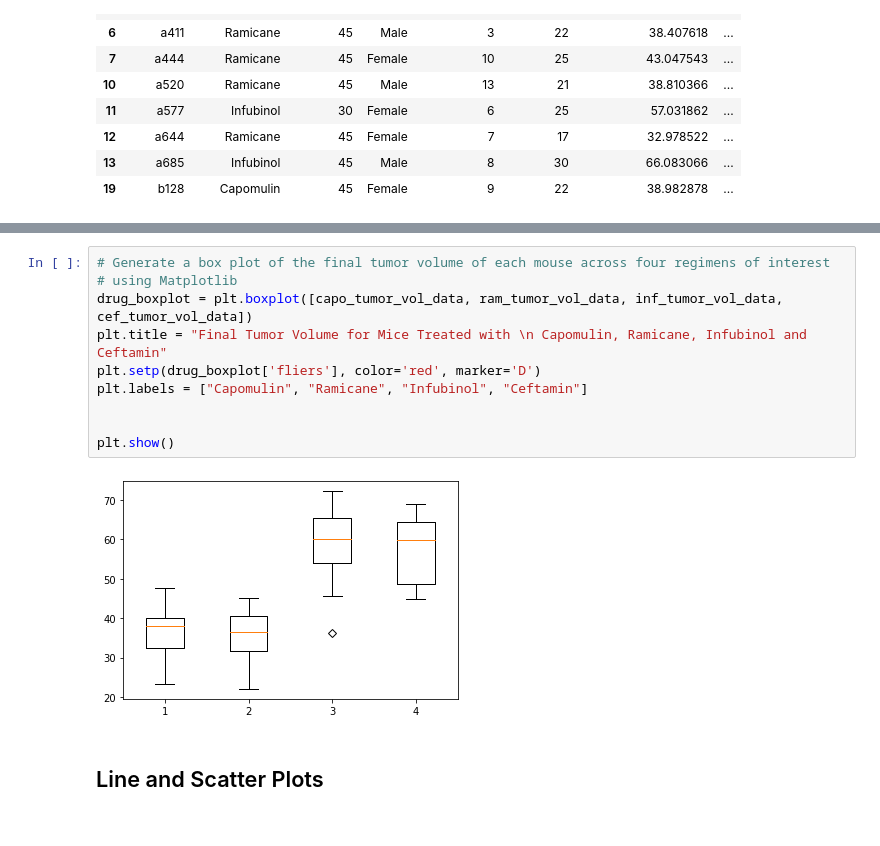
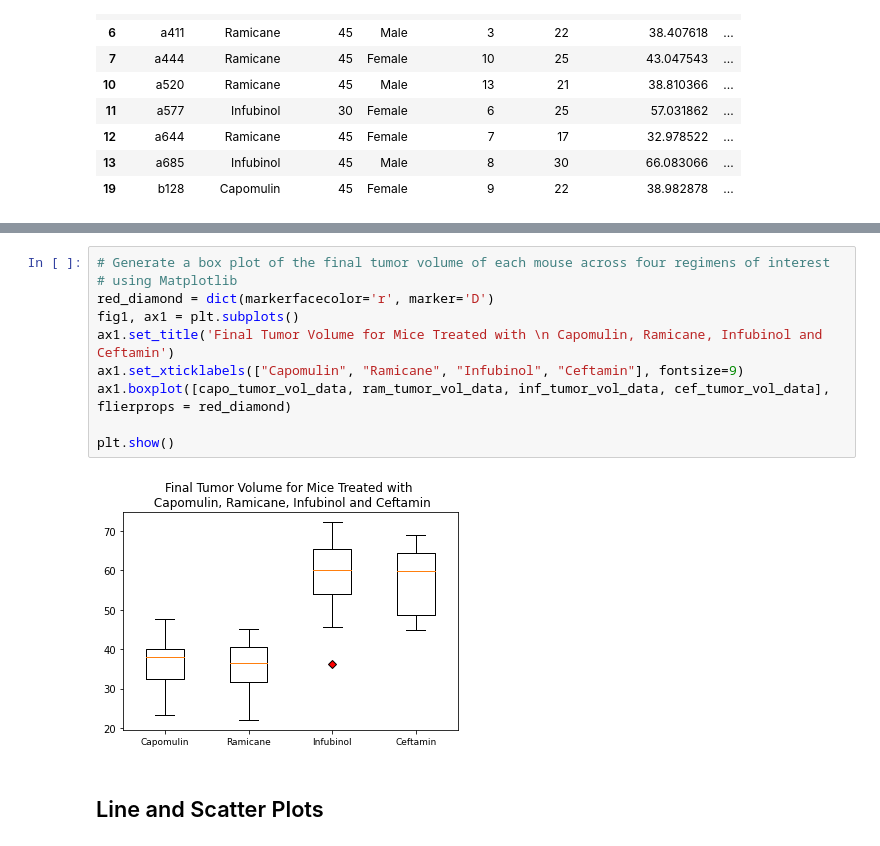
Before and after one commit to SommerKim/drug-study-visualization, a Jupyter notebook: Pymaceuticals/pymaceuticals_starter.ipynb, the cells around one changed output, grey strips where cells are left out. Cells and saved outputs as stored; diff of their text form.

Commit message:
Fixed box plot code

```diff
--- a/Pymaceuticals/pymaceuticals_starter.ipynb
+++ b/Pymaceuticals/pymaceuticals_starter.ipynb
@@ -294,15 +295,15 @@ Lower bound is 3.0739668737499812
 # %%
 # Generate a box plot of the final tumor volume of each mouse across four regimens of interest
 # using Matplotlib
-drug_boxplot = plt.boxplot([capo_tumor_vol_data, ram_tumor_vol_data, inf_tumor_vol_data, cef_tumor_vol_data])
-plt.title = "Final Tumor Volume for Mice Treated with \n Capomulin, Ramicane, Infubinol and Ceftamin"
-plt.setp(drug_boxplot['fliers'], color='red', marker='D')
-plt.labels = ["Capomulin", "Ramicane", "Infubinol", "Ceftamin"]
-
+red_diamond = dict(markerfacecolor='r', marker='D')
+fig1, ax1 = plt.subplots()
+ax1.set_title('Final Tumor Volume for Mice Treated with \n Capomulin, Ramicane, Infubinol and Ceftamin')
+ax1.set_xticklabels(["Capomulin", "Ramicane", "Infubinol", "Ceftamin"], fontsize=9)
+ax1.boxplot([capo_tumor_vol_data, ram_tumor_vol_data, inf_tumor_vol_data, cef_tumor_vol_data], flierprops = red_diamond)
 
 plt.show()
 # %% [output]
-[figure, old version]
+[figure, new version]
 # %% [markdown]
 ## Line and Scatter Plots
 # %%
```
Also changed, not shown: parts of 1 cell of this notebook.
